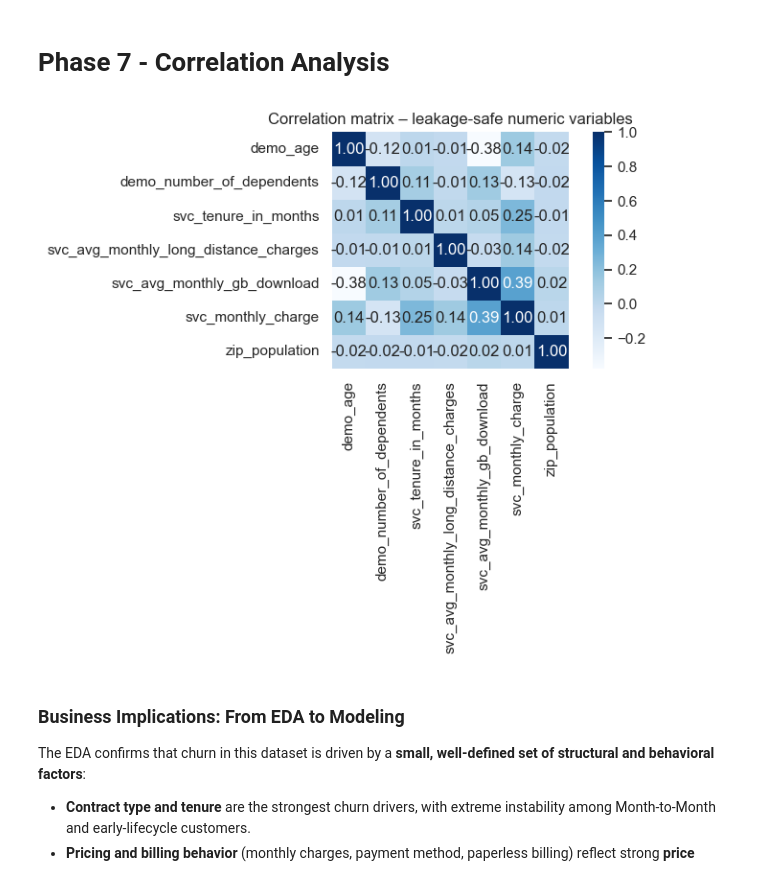
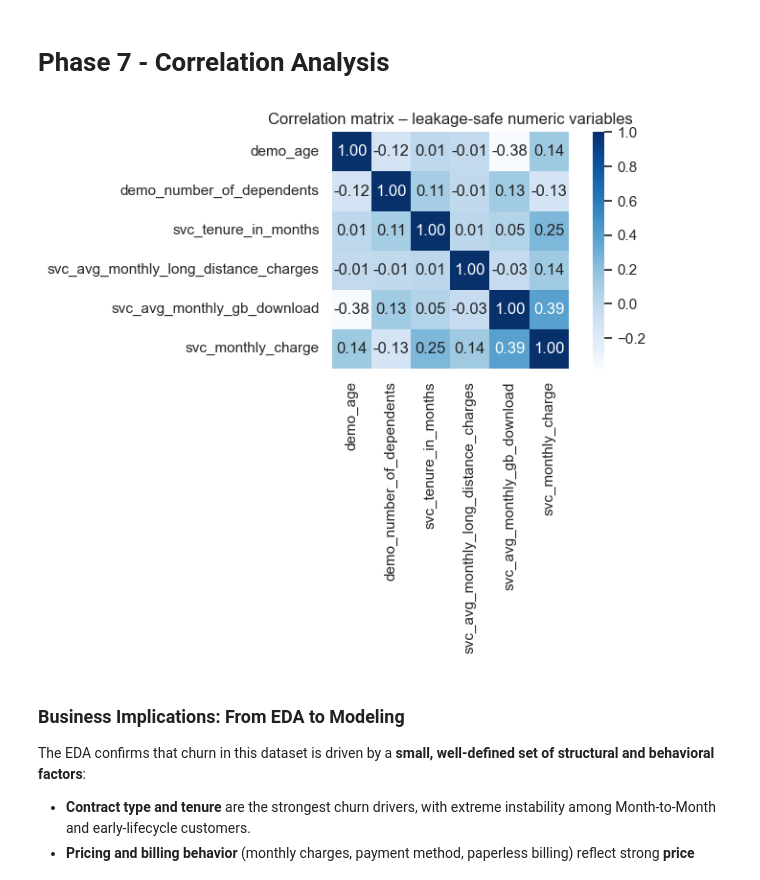
Before and after one commit to sergiopatinha/EnterpriseDataScienceBootcamp_workgroup, a Jupyter notebook: notebooks/02_EDA.ipynb, the cells around one changed output. Saved outputs shown, nothing was run; the diff lists cells and outputs as text; code cells hidden in the pictures.

Commit message:
drop_zip_population

```diff
--- a/notebooks/02_EDA.ipynb
+++ b/notebooks/02_EDA.ipynb
@@ -505,25 +503,24 @@ Overall, **customer lifetime and usage intensity are far more informative than s
 # %%
 # The correlation matrix should show low to moderate correlations to confirm there are no severe multicollinearity risks
 
 numeric_valid = [
     "demo_age",
     "demo_number_of_dependents",
     "svc_tenure_in_months",
     "svc_avg_monthly_long_distance_charges",
     "svc_avg_monthly_gb_download",
-    "svc_monthly_charge",
-    "zip_population"
+    "svc_monthly_charge"
 ]
 
 corr = df[numeric_valid].corr()
 
 plt.figure(figsize=(8, 6))
 sns.heatmap(corr, annot=True, fmt=".2f", cmap="Blues", square=True)
 plt.title("Correlation matrix – leakage-safe numeric variables")
 plt.tight_layout()
 plt.show()
 # %% [output]
-[figure, old version]
+[figure, new version]
 # %% [markdown]
 ### Business Implications: From EDA to Modeling
 
```
Also changed, not shown: parts of 2 cells of this notebook, 2 other files.
